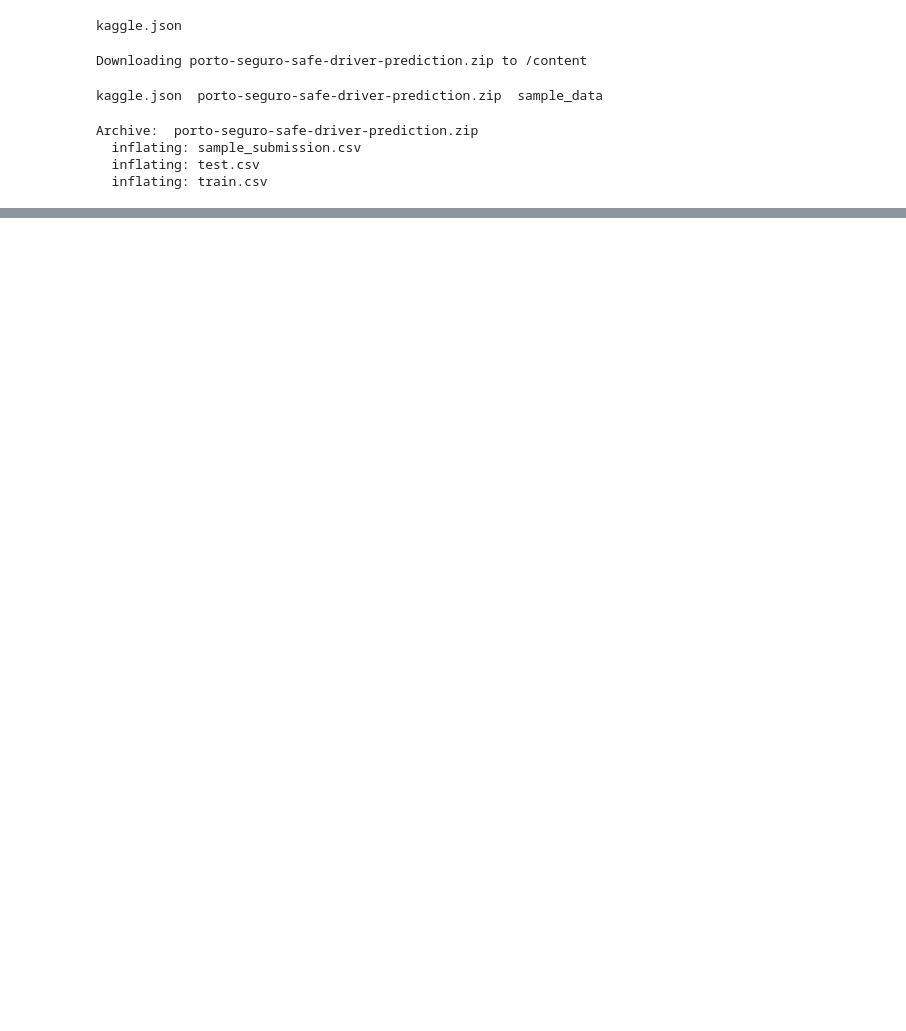
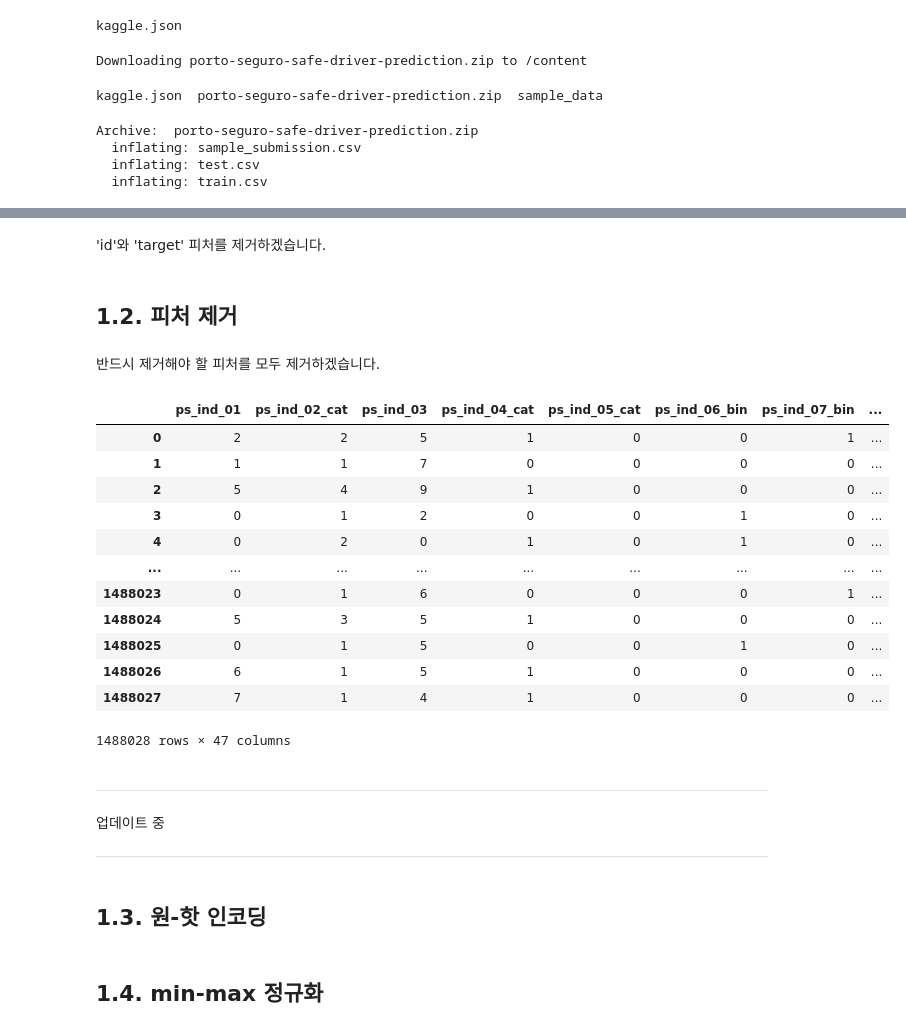
Before and after one commit to LeeSeungwon89/Kaggle_Dacon_Practice, a Jupyter notebook: 2. Porto_Seguro’s_Safe_Driver_Prediction_baseline_model1.ipynb, the cells around one changed output, grey strips where cells are left out. Saved outputs shown, nothing was run; the diff lists cells and outputs as text; code cells hidden in the pictures; blank space fills up the shorter version.

Commit message:
업데이트 중

```diff
--- a/2. Porto_Seguro’s_Safe_Driver_Prediction_baseline_model1.ipynb
+++ b/2. Porto_Seguro’s_Safe_Driver_Prediction_baseline_model1.ipynb
@@ -34,0 +136,37 @@ Archive:  porto-seguro-safe-driver-prediction.zip
+# %% [markdown]
+'id'와 'target' 피처를 제거하겠습니다.
+# %%
+all_data.drop(['id', 'target'], axis=1, inplace=True)
+# %% [markdown]
+## **1.2. 피처 제거**
+# %% [markdown]
+반드시 제거해야 할 피처를 모두 제거하겠습니다.
+# %%
+drop_all = ['ps_calc_15_bin', 'ps_calc_16_bin', 'ps_calc_17_bin', 'ps_calc_18_bin',
+            'ps_calc_19_bin', 'ps_calc_20_bin', 'ps_calc_01', 'ps_calc_02', 'ps_calc_03',
+            'ps_calc_04']
+all_data.drop(drop_all, axis=1, inplace=True)
+# %%
+all_data
+# %% [output]
+|  | ps_ind_01 | ps_ind_02_cat | ps_ind_03 | ps_ind_04_cat | ps_ind_05_cat | ps_ind_06_bin | ps_ind_07_bin | ... |
+| 0 | 2 | 2 | 5 | 1 | 0 | 0 | 1 | ... |
+| 1 | 1 | 1 | 7 | 0 | 0 | 0 | 0 | ... |
+| 2 | 5 | 4 | 9 | 1 | 0 | 0 | 0 | ... |
+| 3 | 0 | 1 | 2 | 0 | 0 | 1 | 0 | ... |
+| 4 | 0 | 2 | 0 | 1 | 0 | 1 | 0 | ... |
+| ... | ... | ... | ... | ... | ... | ... | ... | ... |
+| 1488023 | 0 | 1 | 6 | 0 | 0 | 0 | 1 | ... |
+| 1488024 | 5 | 3 | 5 | 1 | 0 | 0 | 0 | ... |
+| 1488025 | 0 | 1 | 5 | 0 | 0 | 1 | 0 | ... |
+| 1488026 | 6 | 1 | 5 | 1 | 0 | 0 | 0 | ... |
+| 1488027 | 7 | 1 | 4 | 1 | 0 | 0 | 0 | ... |
+1488028 rows × 47 columns
+# %% [markdown]
+
+
+---
+
+업데이트 중
+
+---
@@ -34,0 +188,4 @@ Archive:  porto-seguro-safe-driver-prediction.zip
+# %% [markdown]
+## **1.3. 원-핫 인코딩**
+# %% [markdown]
+## **1.4. min-max 정규화**
```
Also changed, not shown: parts of 8 cells of this notebook.
